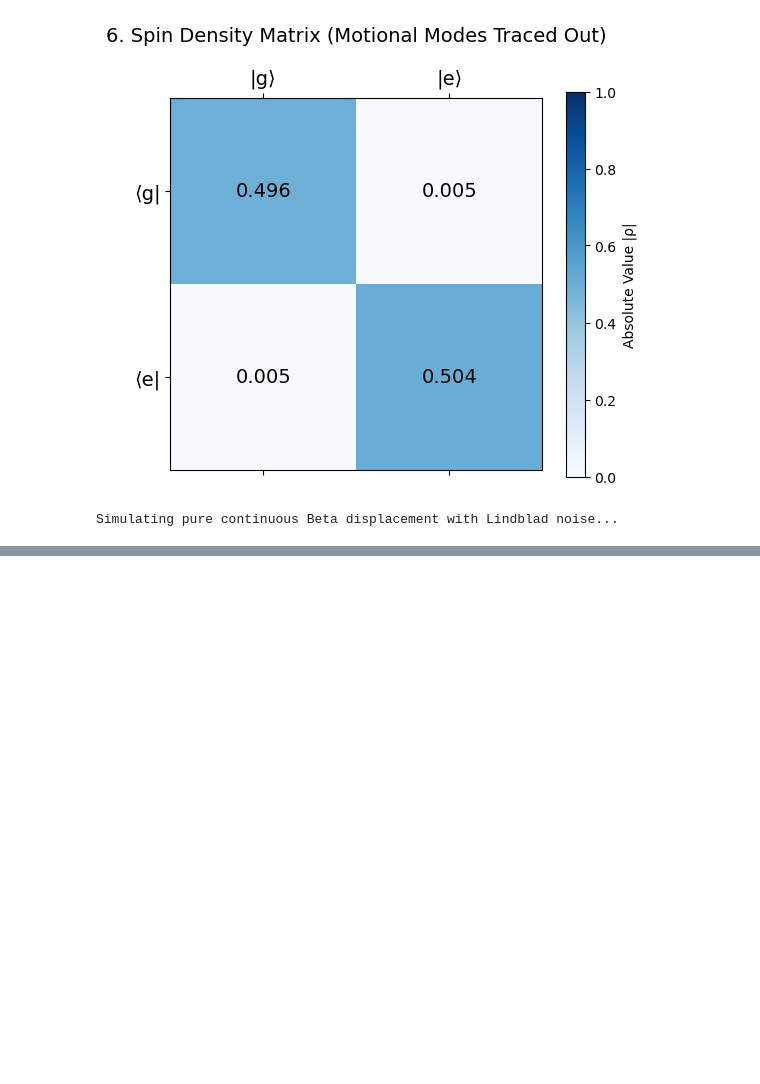
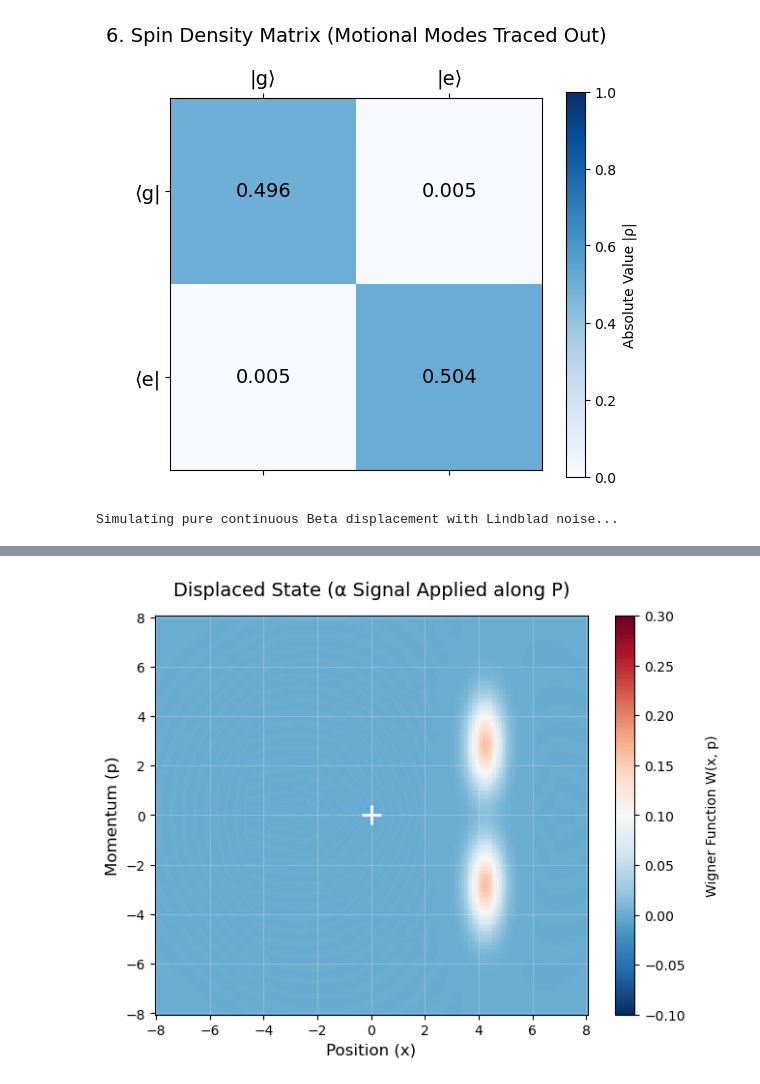
Before and after one commit to park2003/TestSQRLab, a Jupyter notebook: 0829_images.ipynb, the cells around one changed output, grey strips where cells are left out. Saved outputs shown, nothing was run; the diff lists cells and outputs as text; code cells hidden in the pictures; blank space fills up the shorter version.

```diff
--- a/0829_images.ipynb
+++ b/0829_images.ipynb
@@ -534,0 +747,2 @@ Simulating pure continuous Beta displacement with Lindblad noise...
+# %%
+alpha1 = SDF_apply_with_alpha(1e4, 0, 2.0, true, beta1, n_fock, 0.0, 1e-2)
@@ -534,0 +767,4 @@ Simulating pure continuous Beta displacement with Lindblad noise...
+# %%
+plot_wigner_export(alpha1, "Displaced State (α Signal Applied along P)", "alpha1_signal.png")
+# %% [output]
+[figure, added]
```
Also changed, not shown: parts of 9 cells of this notebook, 4 other files.
